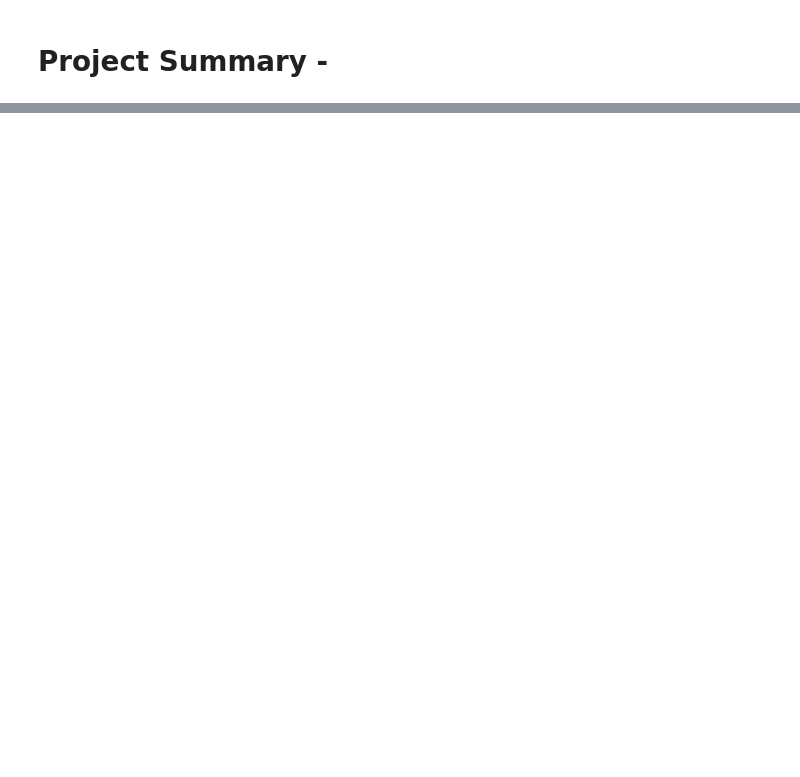
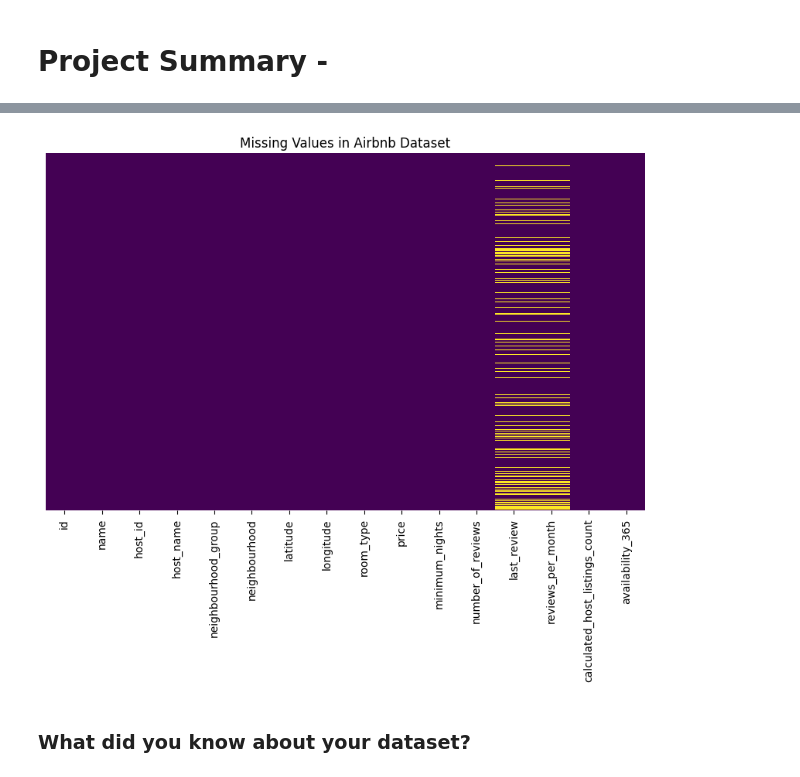
Before and after one commit to Harshita-Pokharna/AirBnb-Booking-Analysis-EDA-, a Jupyter notebook: CAPSTONE_PROJECT_No_1_AirBnb_Bookings_Analysis.ipynb, the cells around one changed output, grey strips where cells are left out. Saved outputs shown, nothing was run; the diff lists cells and outputs as text; code cells hidden in the pictures; blank space fills up the shorter version.

```diff
--- a/CAPSTONE_PROJECT_No_1_AirBnb_Bookings_Analysis.ipynb
+++ b/CAPSTONE_PROJECT_No_1_AirBnb_Bookings_Analysis.ipynb
@@ -33,0 +102,4 @@ I covered following topics under these visualizations:
+# %%
+# loading csv File
+file_path = '/content/drive/My Drive/Airbnb NYC 2019.csv'
+Airbnb_df = pd.read_csv(file_path)
@@ -33,0 +209,11 @@ I covered following topics under these visualizations:
+# %%
+# Visualizing the missing values
+# Checking Null Value by plotting Heatmap
+plt.figure(figsize=(10, 6))
+sns.heatmap(Airbnb_df.isnull(), cmap='viridis', cbar=False, yticklabels=False)
+plt.title('Missing Values in Airbnb Dataset')
+plt.show()
+# %% [output]
+[figure, added]
+# %% [markdown]
+### What did you know about your dataset?
```
Also changed, not shown: parts of 33 cells of this notebook.
